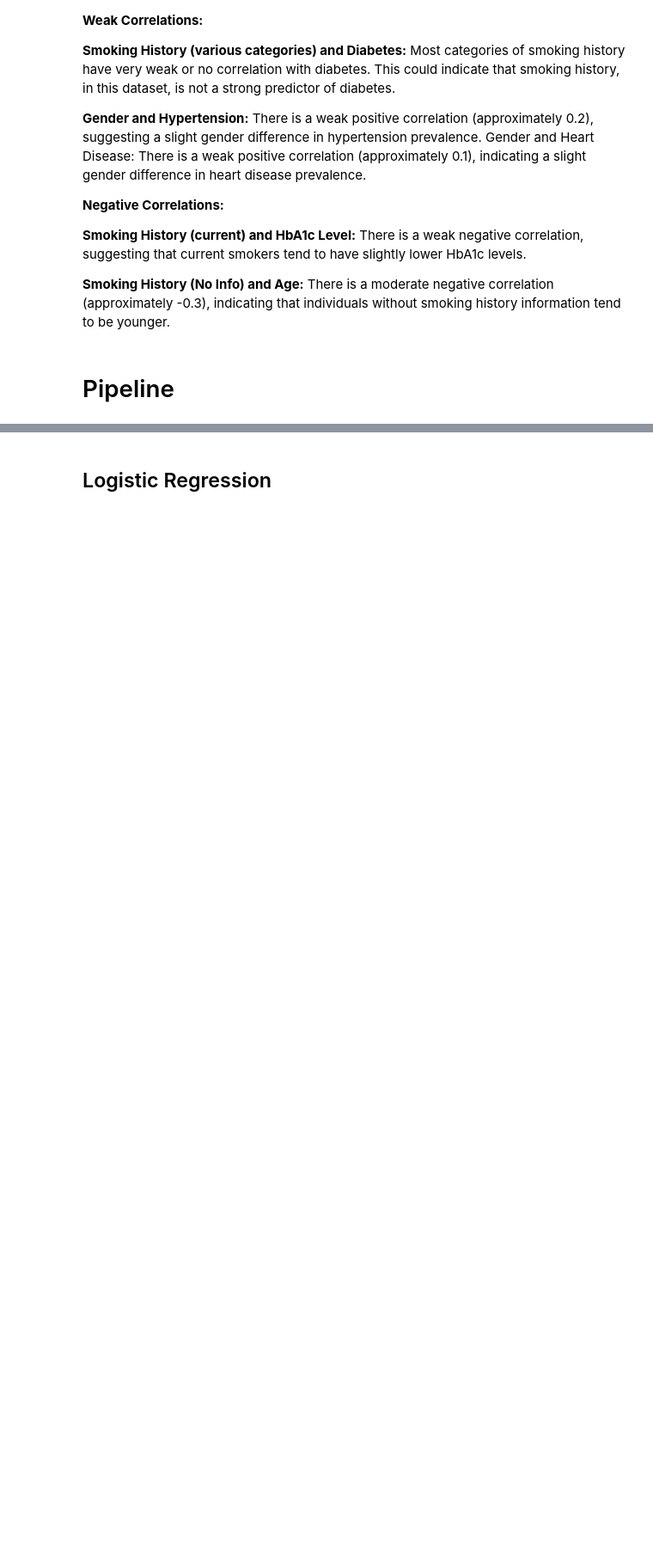
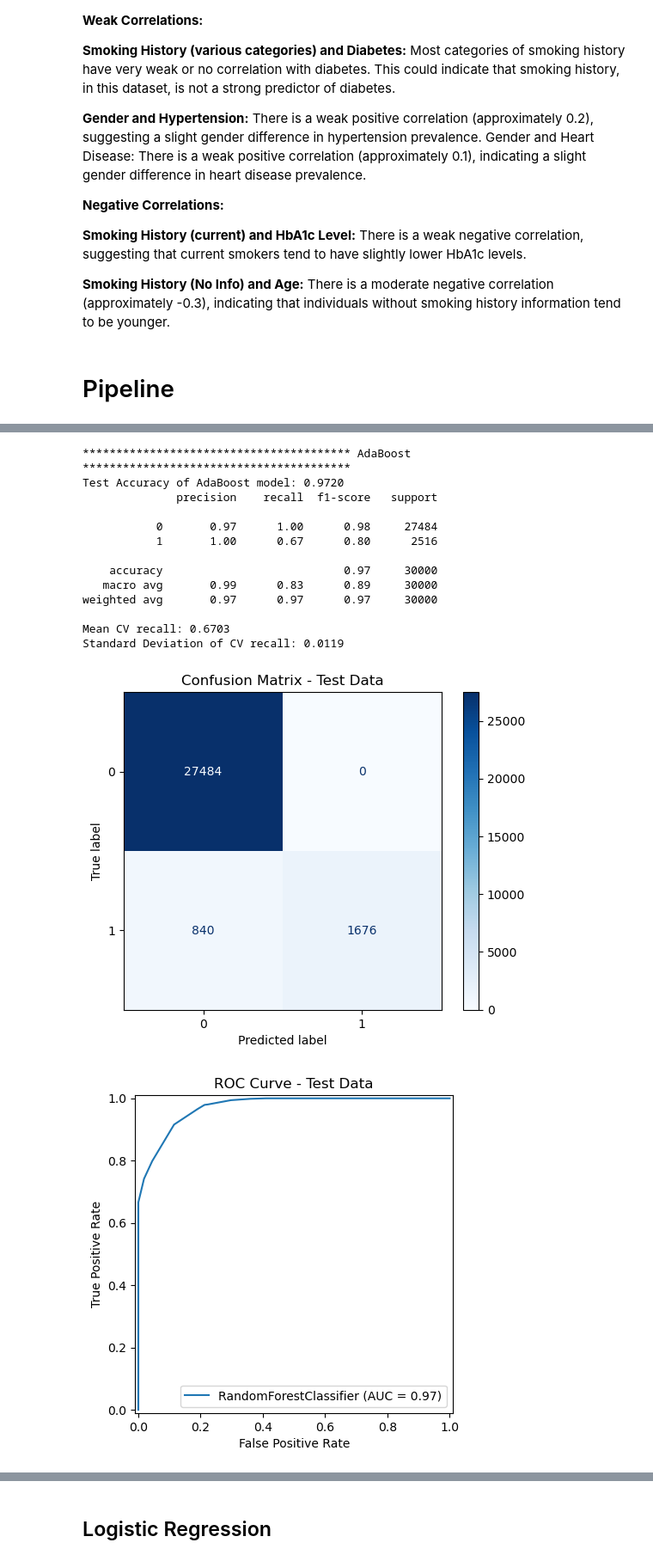
Before and after one commit to NafisehNet/Comprehensive-Diabetes-Clinical-Dataset-100k-rows-, a Jupyter notebook: HealthData_Project_1.ipynb, the cells around one changed output, grey strips where cells are left out. Shown at 86% size. Saved outputs shown, nothing was run; the diff lists cells and outputs as text; code cells hidden in the pictures; blank space fills up the shorter version.

Commit message:
Some models were added to the pipeline_1

```diff
--- a/HealthData_Project_1.ipynb
+++ b/HealthData_Project_1.ipynb
@@ -302,0 +435,65 @@ plt.show()
+# %%
+from sklearn.metrics import classification_report
+from xgboost import XGBClassifier
+from sklearn.ensemble import AdaBoostClassifier,RandomForestClassifier
+from sklearn.svm import SVC
+from sklearn.linear_model import LogisticRegression
+from sklearn.neighbors import KNeighborsClassifier
+
+# Definition a dictionary of the models
+models={
+    'AdaBoost':AdaBoostClassifier(algorithm='SAMME'),
+    'XGB':XGBClassifier(max_depth=4),
+    'LogisticRegression': LogisticRegression(),
+    'KNN':KNeighborsClassifier(),
+    'RandomForestClassifier':RandomForestClassifier(),
+    'SVC':SVC(probability=True, random_state=42),
+}
+
+#Applying Pipeline to all models
+for model_name, model in models.items():
+    print("****************************************",model_name,"****************************************")
+    pipeline = Pipeline(steps=[('preprocessor',preprocessor), ('model',model)])
+    pipeline.fit(X_train, y_train)
+
+# Evaluate the pipeline on the test data
+    y_pred = pipeline.predict(X_test)
+    test_accuracy = accuracy_score(y_test, y_pred)
+    print(f'Test Accuracy of {model_name} model: {test_accuracy:.4f}')
+    class_report= classification_report(y_test, y_pred)
+    print(class_report)
+
+# Evaluate the pipeline using cross-validation
+    cv_scores = cross_val_score(pipeline, X_train, y_train, cv=10, scoring='recall')
+    print(f'Mean CV recall: {cv_scores.mean():.4f}')
+    print(f'Standard Deviation of CV recall: {cv_scores.std():.4f}')
+
+# Display confusion matrix
+    cm = confusion_matrix(y_test, y_pred)
+    ConfusionMatrixDisplay(confusion_matrix=cm).plot(cmap='Blues')
+    plt.title('Confusion Matrix - Test Data')
+    plt.show()
+
+# Plot Receiver Operating Characteristic (ROC) curve for test data using predictions from the current trianed model
+    y_pred_proba = pipeline.predict_proba(X_test)[:, 1] #method gives predicted probabilities of each class for test set X_test ([:,1] 2nd column is for positive class)
+    fpr, tpr, _ = roc_curve(y_test, y_pred_proba) #False Positive Rate (fpr), True Positive Rate (tpr), _
+    roc_auc = auc(fpr, tpr) # Calculate the Area Under ROC Curve (AUC). This single value summarizes performance of classifier
+    RocCurveDisplay(fpr=fpr, tpr=tpr, roc_auc=roc_auc, estimator_name='RandomForestClassifier').plot()
+    plt.title('ROC Curve - Test Data')
+    plt.show()
+# %% [output]
+**************************************** AdaBoost ****************************************
+Test Accuracy of AdaBoost model: 0.9720
+              precision    recall  f1-score   support
+
+           0       0.97      1.00      0.98     27484
+           1       1.00      0.67      0.80      2516
+
+    accuracy                           0.97     30000
+   macro avg       0.99      0.83      0.89     30000
+weighted avg       0.97      0.97      0.97     30000
+
+Mean CV recall: 0.6703
+Standard Deviation of CV recall: 0.0119
+[figure, added]
+[figure, added]
```
Also changed, not shown: parts of 27 cells of this notebook.
